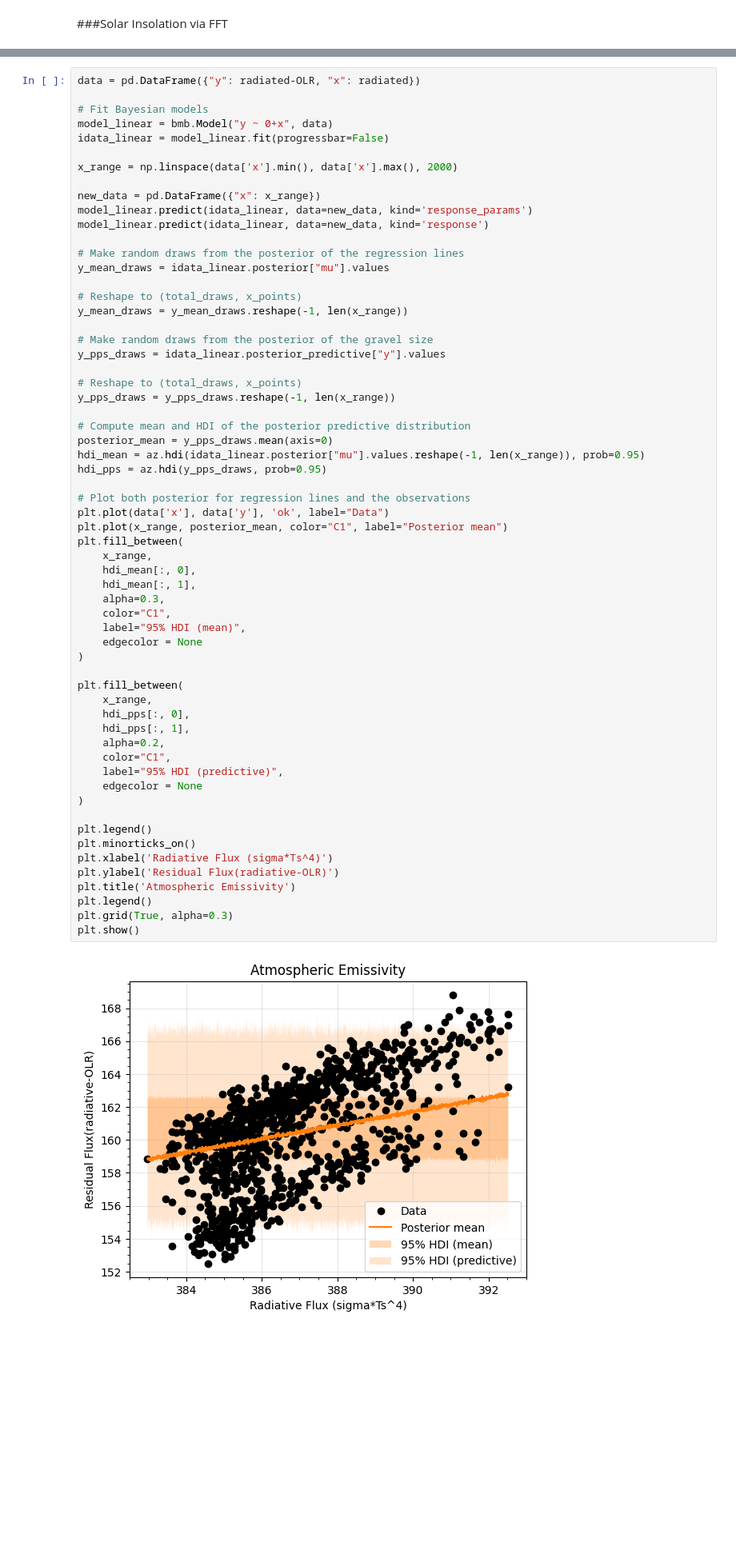
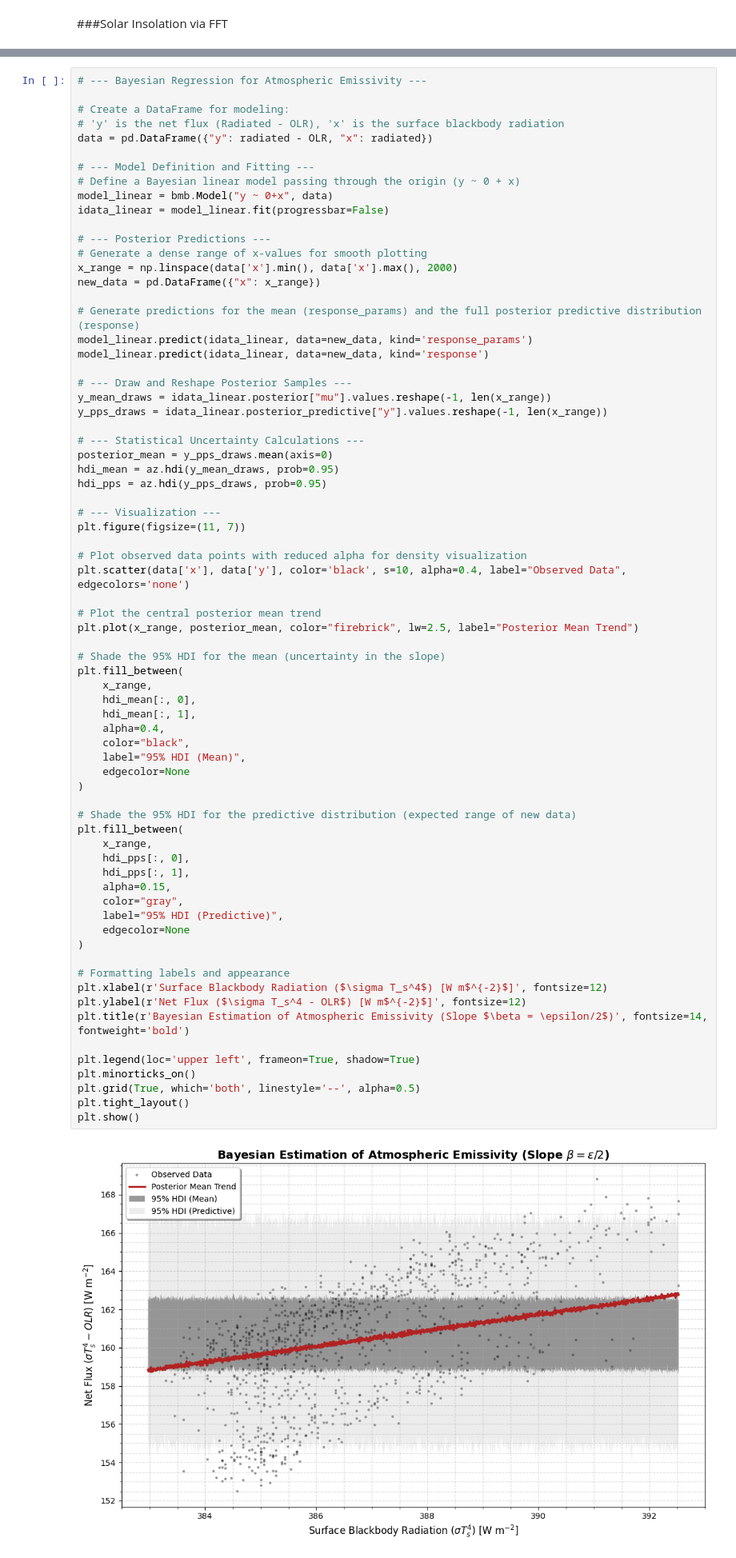
Before and after one commit to LeoFairley123/EMSC2010-Individual-Project, a Jupyter notebook: EMSC2010_Individual_Project_U7488277.ipynb, the cells around one changed output, grey strips where cells are left out. Shown at 80% size. Drawn from its saved outputs; the diff is of its cells as text; blank space fills up the shorter version.

Commit message:
Completed first draft of model and visualisation

```diff
--- a/EMSC2010_Individual_Project_U7488277.ipynb
+++ b/EMSC2010_Individual_Project_U7488277.ipynb
@@ -634,64 +741,74 @@ radiated = sigma * (df_aligned['Surface Temperature'] + 273.15)**4
 # %%
-data = pd.DataFrame({"y": radiated-OLR, "x": radiated})
+# --- Bayesian Regression for Atmospheric Emissivity ---
 
-# Fit Bayesian models
+# Create a DataFrame for modeling:
+# 'y' is the net flux (Radiated - OLR), 'x' is the surface blackbody radiation
+data = pd.DataFrame({"y": radiated - OLR, "x": radiated})
+
+# --- Model Definition and Fitting ---
+# Define a Bayesian linear model passing through the origin (y ~ 0 + x)
 model_linear = bmb.Model("y ~ 0+x", data)
 idata_linear = model_linear.fit(progressbar=False)
 
+# --- Posterior Predictions ---
+# Generate a dense range of x-values for smooth plotting
 x_range = np.linspace(data['x'].min(), data['x'].max(), 2000)
+new_data = pd.DataFrame({"x": x_range})
 
-new_data = pd.DataFrame({"x": x_range})
+# Generate predictions for the mean (response_params) and the full posterior predictive distribution (response)
 model_linear.predict(idata_linear, data=new_data, kind='response_params')
 model_linear.predict(idata_linear, data=new_data, kind='response')
 
-# Make random draws from the posterior of the regression lines
-y_mean_draws = idata_linear.posterior["mu"].values
+# --- Draw and Reshape Posterior Samples ---
+y_mean_draws = idata_linear.posterior["mu"].values.reshape(-1, len(x_range))
+y_pps_draws = idata_linear.posterior_predictive["y"].values.reshape(-1, len(x_range))
 
-# Reshape to (total_draws, x_points)
-y_mean_draws = y_mean_draws.reshape(-1, len(x_range))
-
-# Make random draws from the posterior of the gravel size
-y_pps_draws = idata_linear.posterior_predictive["y"].values
-
-# Reshape to (total_draws, x_points)
-y_pps_draws = y_pps_draws.reshape(-1, len(x_range))
-
-# Compute mean and HDI of the posterior predictive distribution
+# --- Statistical Uncertainty Calculations ---
 posterior_mean = y_pps_draws.mean(axis=0)
-hdi_mean = az.hdi(idata_linear.posterior["mu"].values.reshape(-1, len(x_range)), prob=0.95)
+hdi_mean = az.hdi(y_mean_draws, prob=0.95)
 hdi_pps = az.hdi(y_pps_draws, prob=0.95)
 
-# Plot both posterior for regression lines and the observations
-plt.plot(data['x'], data['y'], 'ok', label="Data")
-plt.plot(x_range, posterior_mean, color="C1", label="Posterior mean")
+# --- Visualization ---
+plt.figure(figsize=(11, 7))
+
+# Plot observed data points with reduced alpha for density visualization
+plt.scatter(data['x'], data['y'], color='black', s=10, alpha=0.4, label="Observed Data", edgecolors='none')
+
+# Plot the central posterior mean trend
+plt.plot(x_range, posterior_mean, color="firebrick", lw=2.5, label="Posterior Mean Trend")
+
+# Shade the 95% HDI for the mean (uncertainty in the slope)
 plt.fill_between(
     x_range,
     hdi_mean[:, 0],
     hdi_mean[:, 1],
-    alpha=0.3,
-    color="C1",
-    label="95% HDI (mean)",
-    edgecolor = None
+    alpha=0.4,
+    color="black",
+    label="95% HDI (Mean)",
+    edgecolor=None
 )
 
+# Shade the 95% HDI for the predictive distribution (expected range of new data)
 plt.fill_between(
     x_range,
     hdi_pps[:, 0],
     hdi_pps[:, 1],
-    alpha=0.2,
-    color="C1",
-    label="95% HDI (predictive)",
-    edgecolor = None
+    alpha=0.15,
+    color="gray",
+    label="95% HDI (Predictive)",
+    edgecolor=None
 )
 
-plt.legend()
+# Formatting labels and appearance
+plt.xlabel(r'Surface Blackbody Radiation ($\sigma T_s^4$) [W m$^{-2}$]', fontsize=12)
+plt.ylabel(r'Net Flux ($\sigma T_s^4 - OLR$) [W m$^{-2}$]', fontsize=12)
+plt.title(r'Bayesian Estimation of Atmospheric Emissivity (Slope $\beta = \epsilon/2$)', fontsize=14, fontweight='bold')
+
+plt.legend(loc='upper left', frameon=True, shadow=True)
 plt.minorticks_on()
-plt.xlabel('Radiative Flux (sigma*Ts^4)')
-plt.ylabel('Residual Flux(radiative-OLR)')
-plt.title('Atmospheric Emissivity')
-plt.legend()
-plt.grid(True, alpha=0.3)
+plt.grid(True, which='both', linestyle='--', alpha=0.5)
+plt.tight_layout()
 plt.show()
 # %% [output]
-[figure, old version]
+[figure, new version]
 # %%
```
Also changed, not shown: parts of 78 cells of this notebook.
